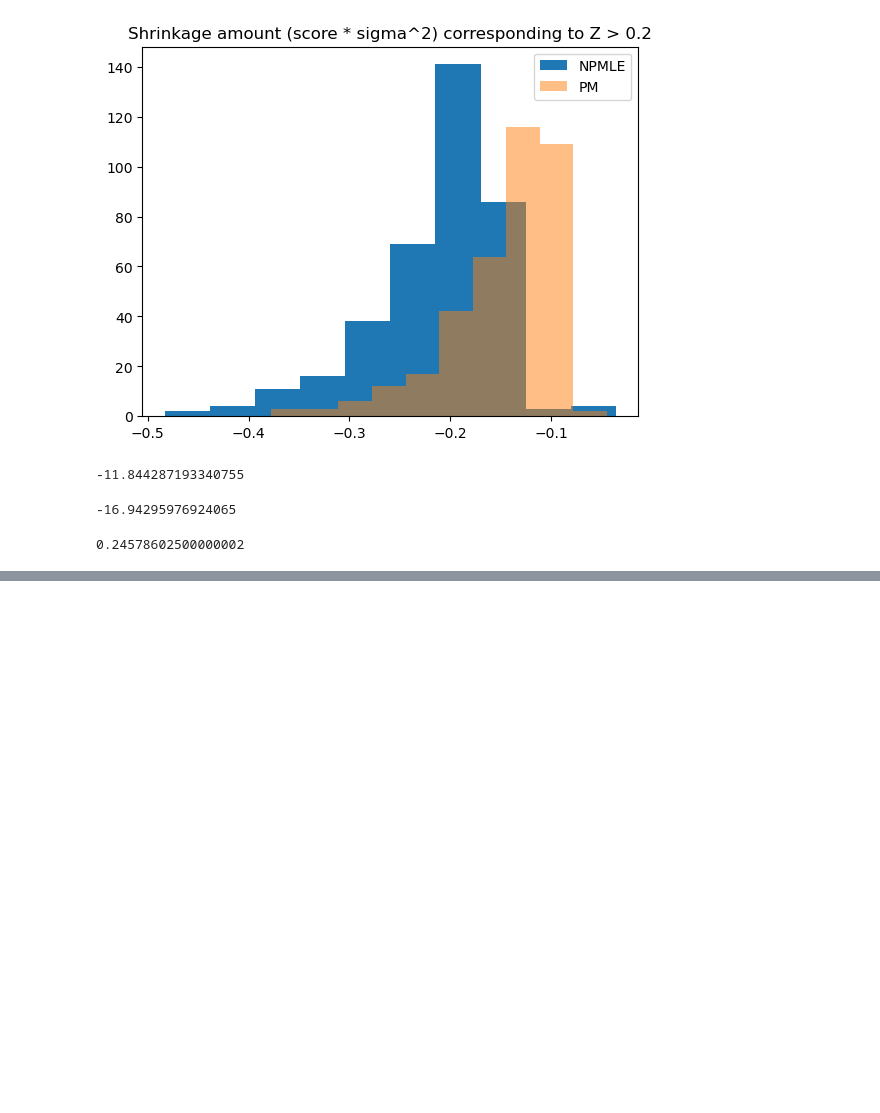
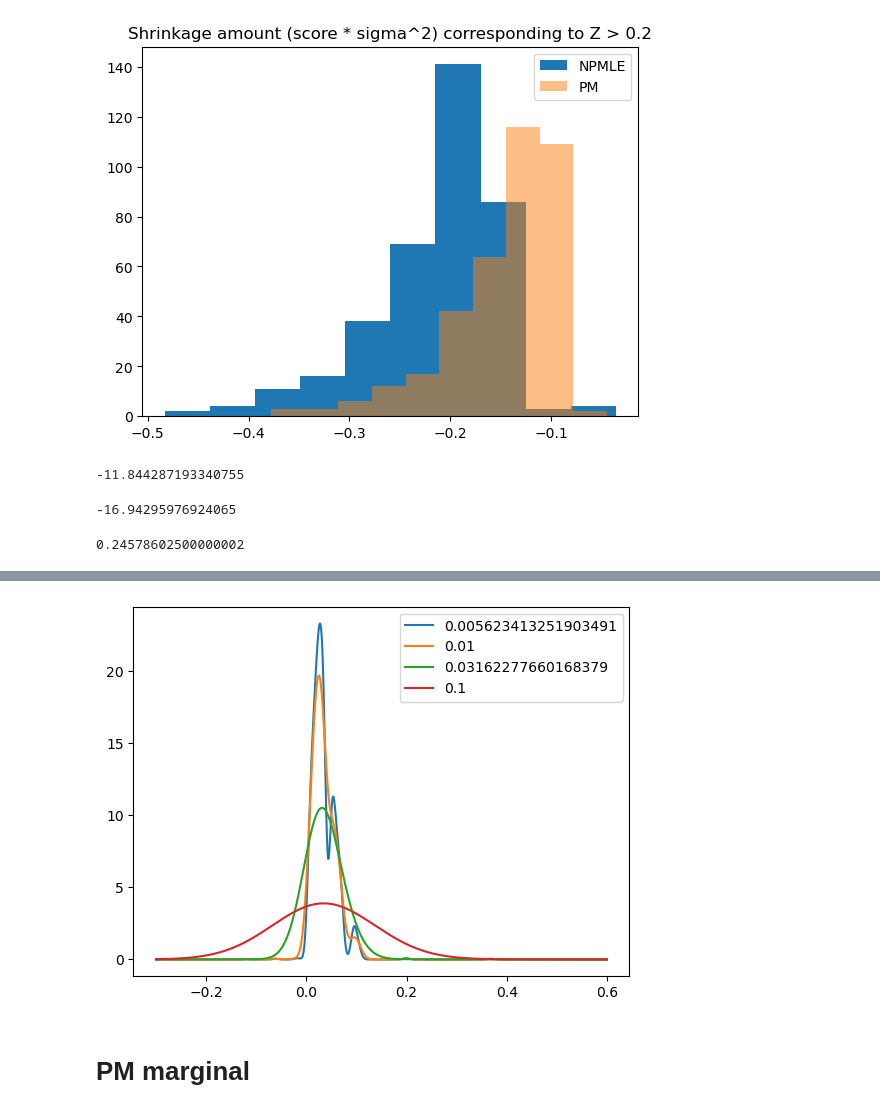
Before and after one commit to sulagna-ghosh/score-matching-empirical-bayes, a Jupyter notebook: atlas_prior_and_shrinkage.ipynb, the cells around one changed output, grey strips where cells are left out. Cells and saved outputs as stored; diff of their text form; code cells hidden in the pictures; blank space fills up the shorter version.

```diff
--- a/atlas_prior_and_shrinkage.ipynb
+++ b/atlas_prior_and_shrinkage.ipynb
@@ -225,0 +250,19 @@ plt.show()
+# %%
+n_grid = 1000
+Z_grid = np.linspace(-0.3, 0.6, n_grid)
+sigmas = [10**(-2.25), 10**(-2), 10**(-1.5), 10**(-1)]
+# %%
+npmle_marginals_list = []
+
+for sigma in sigmas:
+    npmle_marginals_list.append(model_npmle.get_marginal(n_grid, B, tr.tensor(Z_grid), sigma))
+# %%
+for sigma_idx in range(len(sigmas)):
+    plt.plot(Z_grid, npmle_marginals_list[sigma_idx], label=sigmas[sigma_idx])
+
+plt.legend()
+plt.show()
+# %% [output]
+[figure, added]
+# %% [markdown]
+# PM marginal
```
Also changed, not shown: parts of 13 cells of this notebook, 2 other files.
